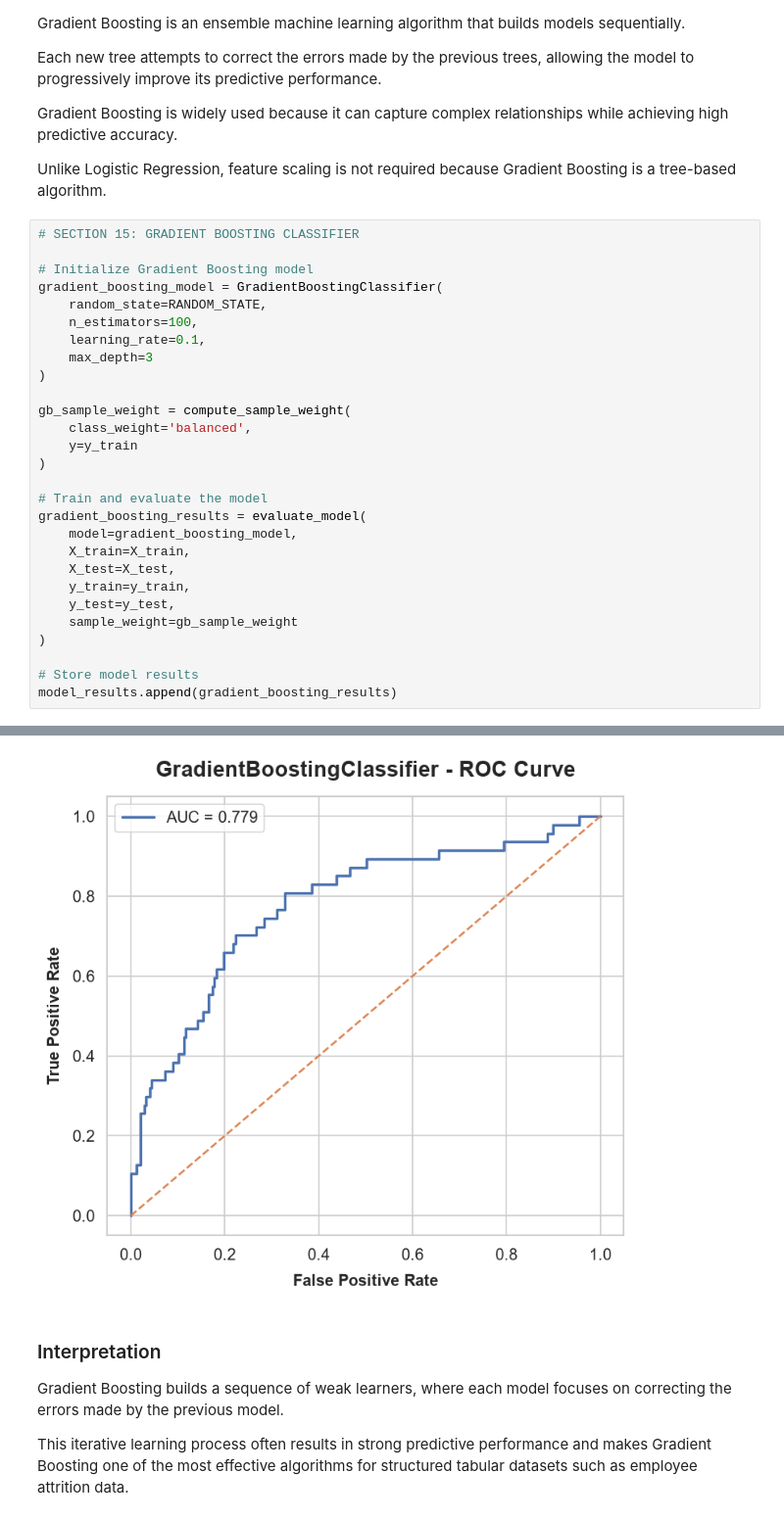
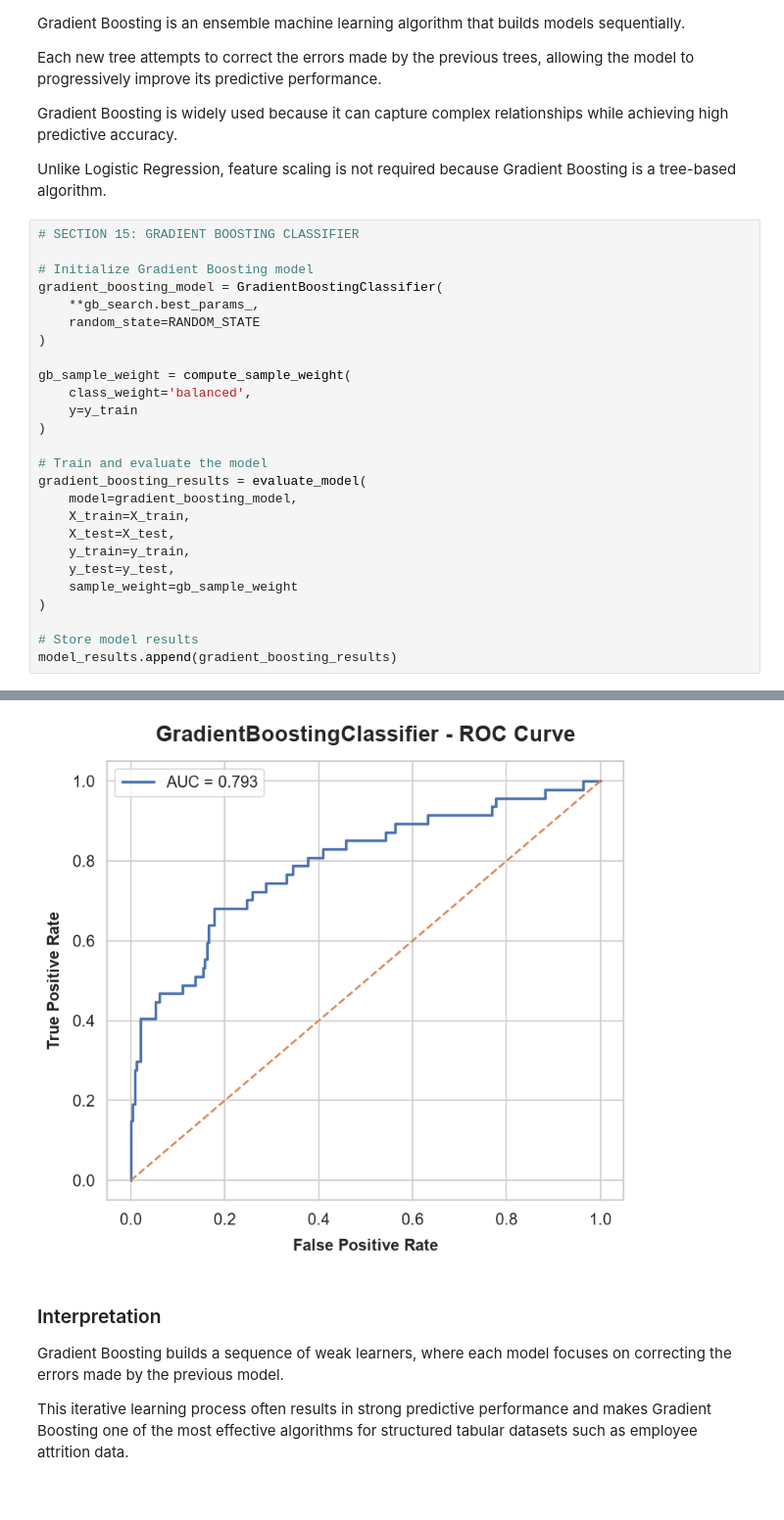
Before and after one commit to 1Riyaa/Employee-Attrition-Prediction, a Jupyter notebook: Employee_Attrition_Prediction.ipynb, the cells around one changed output, grey strips where cells are left out. Shown at 98% size. Cells and saved outputs as stored; diff of their text form.

```diff
--- a/Employee_Attrition_Prediction.ipynb
+++ b/Employee_Attrition_Prediction.ipynb
@@ -2044,10 +2044,8 @@ Unlike Logistic Regression, feature scaling is not required because Gradient Boo
 
 # Initialize Gradient Boosting model
 gradient_boosting_model = GradientBoostingClassifier(
-    random_state=RANDOM_STATE,
-    n_estimators=100,
-    learning_rate=0.1,
-    max_depth=3
+    **gb_search.best_params_,
+    random_state=RANDOM_STATE
 )
 
 gb_sample_weight = compute_sample_weight(
@@ -2087,5 +2085,5 @@ weighted avg       0.82      0.81      0.81       294
 [figure]
-[figure, old version]
+[figure, new version]
 # %% [markdown]
 ### Interpretation
 
```
Also changed, not shown: parts of 3 cells of this notebook.
